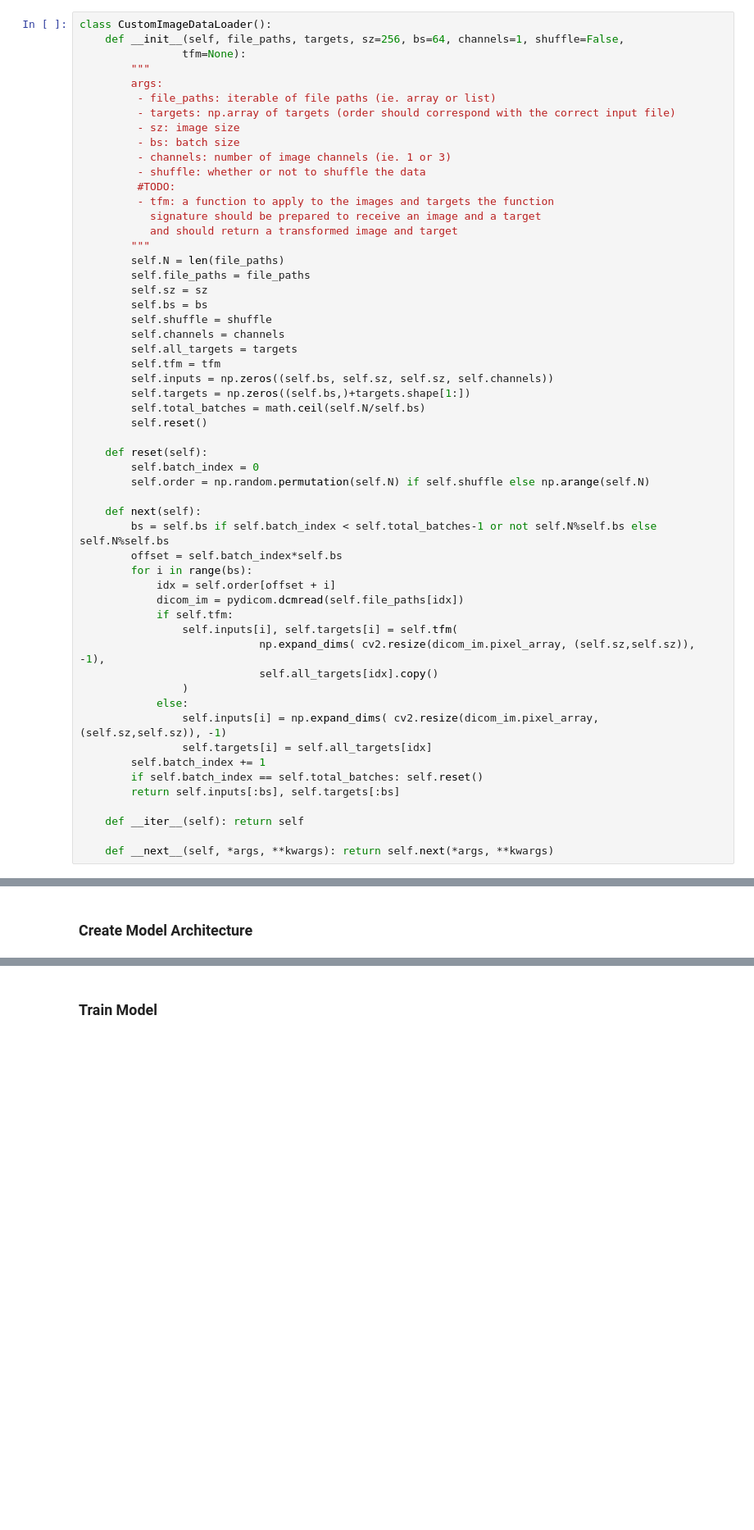
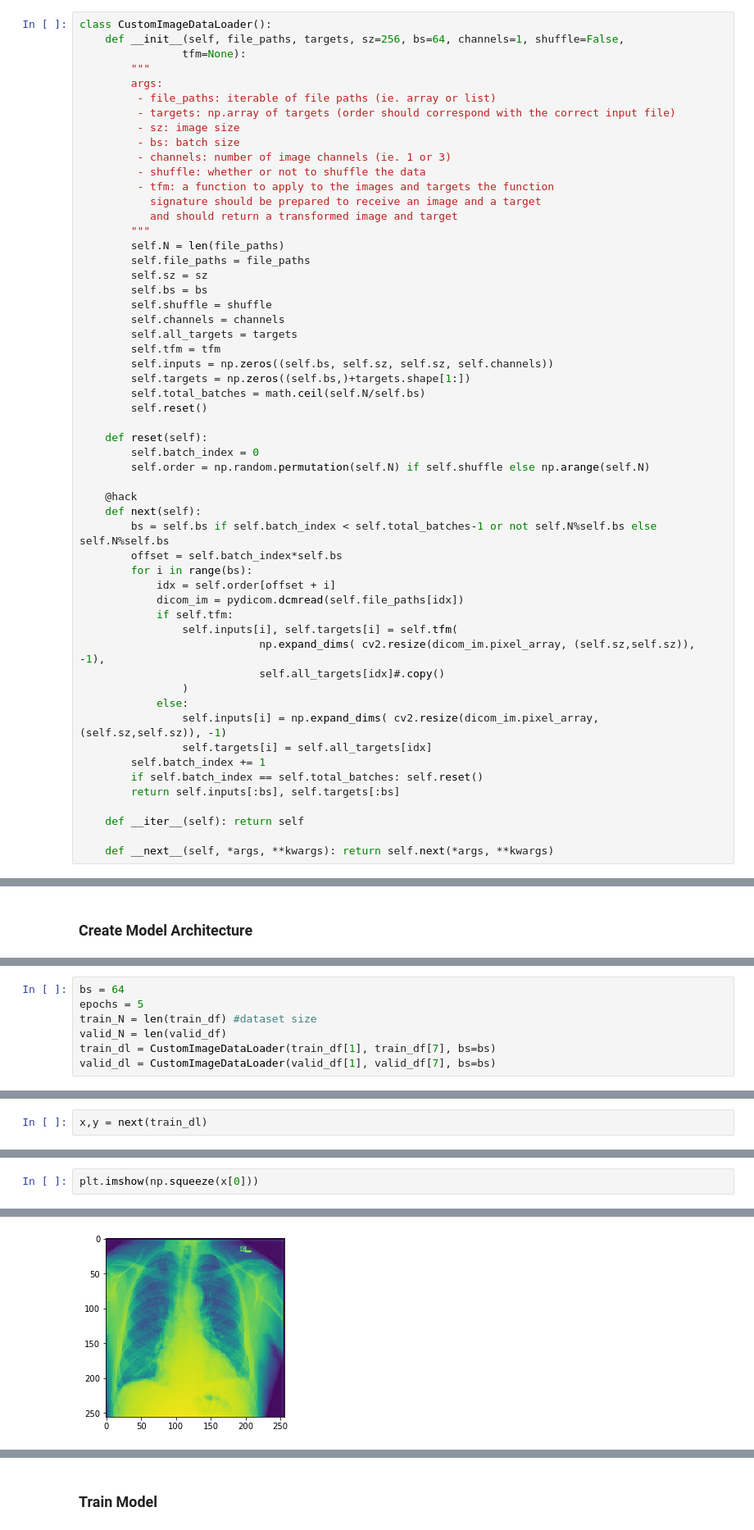
Before and after one commit to metachi/pneumonia, a Jupyter notebook: model_training.ipynb, the cells around one changed output, grey strips where cells are left out. Shown at 82% size. Saved outputs shown, nothing was run; the diff lists cells and outputs as text; blank space fills up the shorter version.

```diff
--- a/model_training.ipynb
+++ b/model_training.ipynb
@@ -254,7 +263,6 @@ class CustomImageDataLoader():
          - bs: batch size
          - channels: number of image channels (ie. 1 or 3)
          - shuffle: whether or not to shuffle the data
-         #TODO:
          - tfm: a function to apply to the images and targets the function
            signature should be prepared to receive an image and a target
            and should return a transformed image and target
@@ -276,6 +284,7 @@ class CustomImageDataLoader():
         self.batch_index = 0
         self.order = np.random.permutation(self.N) if self.shuffle else np.arange(self.N)
 
+    @hack
     def next(self):
         bs = self.bs if self.batch_index < self.total_batches-1 or not self.N%self.bs else self.N%self.bs
         offset = self.batch_index*self.bs
@@ -285,7 +294,7 @@ class CustomImageDataLoader():
             if self.tfm:
                 self.inputs[i], self.targets[i] = self.tfm(
                             np.expand_dims( cv2.resize(dicom_im.pixel_array, (self.sz,self.sz)), -1),
-                            self.all_targets[idx].copy()
+                            self.all_targets[idx]#.copy()
                 )
             else:
                 self.inputs[i] = np.expand_dims( cv2.resize(dicom_im.pixel_array, (self.sz,self.sz)), -1)
@@ -471,0 +592,7 @@ plt.imshow(
+# %%
+bs = 64
+epochs = 5
+train_N = len(train_df) #dataset size
+valid_N = len(valid_df)
+train_dl = CustomImageDataLoader(train_df[1], train_df[7], bs=bs)
+valid_dl = CustomImageDataLoader(valid_df[1], valid_df[7], bs=bs)
@@ -471,0 +609,2 @@ plt.imshow(
+# %%
+x,y = next(train_dl)
@@ -471,0 +615,3 @@ plt.imshow(
+# %%
+plt.imshow(np.squeeze(x[0]))
+# %% [output]
@@ -471,0 +619 @@ plt.imshow(
+[figure, added]
```
Also changed, not shown: parts of 46 cells of this notebook.
